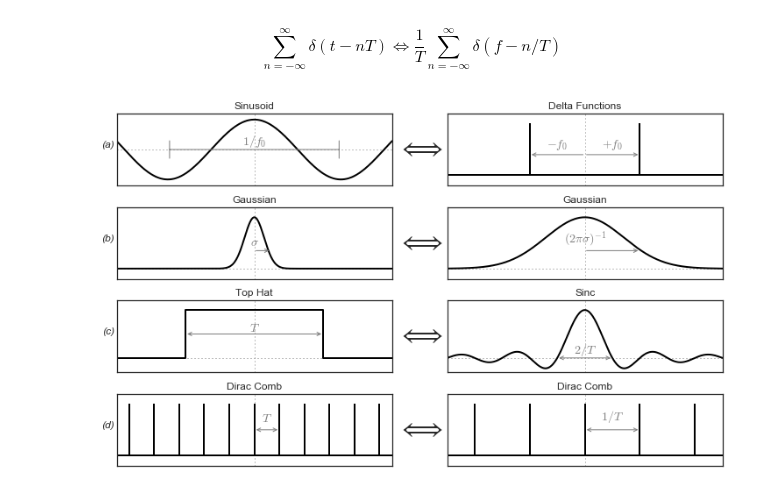
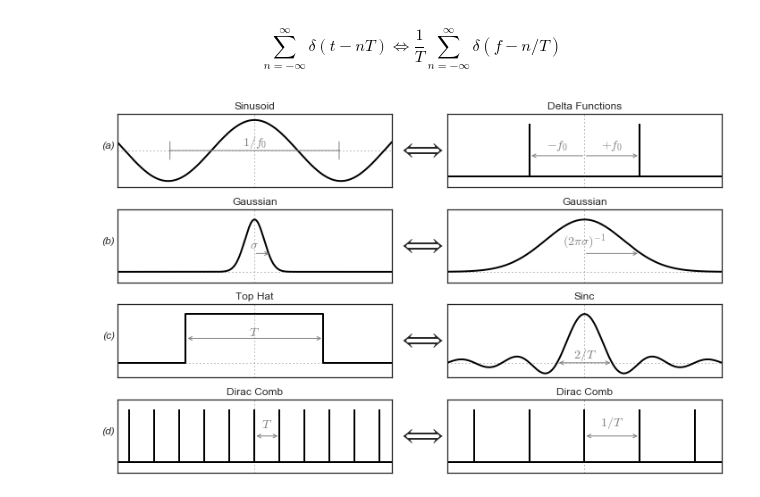
Before and after one commit to jakevdp/PracticalLombScargle, a Jupyter notebook: figures/FourierPairs.ipynb, the cells around one changed output. Cells and saved outputs as stored; diff of their text form; code cells hidden in the pictures.

```diff
--- a/figures/FourierPairs.ipynb
+++ b/figures/FourierPairs.ipynb
@@ -41,7 +41,7 @@ $$
 from matplotlib.font_manager import FontProperties
 
 fig, ax = plt.subplots(4, 2, figsize=(10, 6))
-fig.subplots_adjust(left=0.02, right=0.98, bottom=0.02, top=0.95,
+fig.subplots_adjust(left=0.04, right=0.98, bottom=0.02, top=0.95,
                     hspace=0.3, wspace=0.2)
 
 x = np.linspace(-5, 5, 1000)
@@ -105,31 +105,31 @@ ax[2, 1].set_title('Sinc')
 # comb -> comb
 ax[3, 0].plot([-5.5] + sum((3 * [i] for i in range(-5, 6)), []) + [5.5],
               [0] + 11 * [0, 1, 0] + [0], **style_re)
 ax[3, 0].set(xlim=(-5.5, 5.5), ylim=(-0.2, 1.2))
 ax[3, 0].annotate('', (0, 0.5), (1, 0.5), arrowprops=dict(arrowstyle='<->', color='gray'))
 ax[3, 0].text(0.5, 0.6, '$T$', ha='center', va='bottom', **text_style)
 ax[3, 0].set_title('Dirac Comb')
 
 ax[3, 1].plot([-5.5] + sum((3 * [i] for i in range(-5, 6)), []) + [5.5],
               [0] + 11 * [0, 1, 0] + [0], **style_re)
 ax[3, 1].set(xlim=(-2.5, 2.5), ylim=(-0.2, 1.2));
 ax[3, 1].annotate('', (0, 0.5), (1, 0.5), arrowprops=dict(arrowstyle='<->', color='gray'))
 ax[3, 1].text(0.5, 0.6, '$1/T$', ha='center', va='bottom', **text_style)
 ax[3, 1].set_title('Dirac Comb')
 
 for i, letter in enumerate('abcd'):
     ax[i, 0].set_ylabel('({0})'.format(letter), rotation=0,
                         fontproperties=FontProperties(size=12, style='italic'))
 
 # Draw arrows between pairs of axes
 for i in range(4):
     left = ax[i, 0].bbox.inverse_transformed(fig.transFigure).bounds
     right = ax[i, 1].bbox.inverse_transformed(fig.transFigure).bounds
     x = 0.5 * (left[0] + left[2] + right[0])
     y = left[1] + 0.5 * left[3]
     fig.text(x, y, r'$\Longleftrightarrow$',
              ha='center', va='center', size=30)
 
 fig.savefig('fig03_Fourier_pairs.pdf')
 # %% [output]
-[figure, old version]
+[figure, new version]
```
Also changed, not shown: 2 other files.
